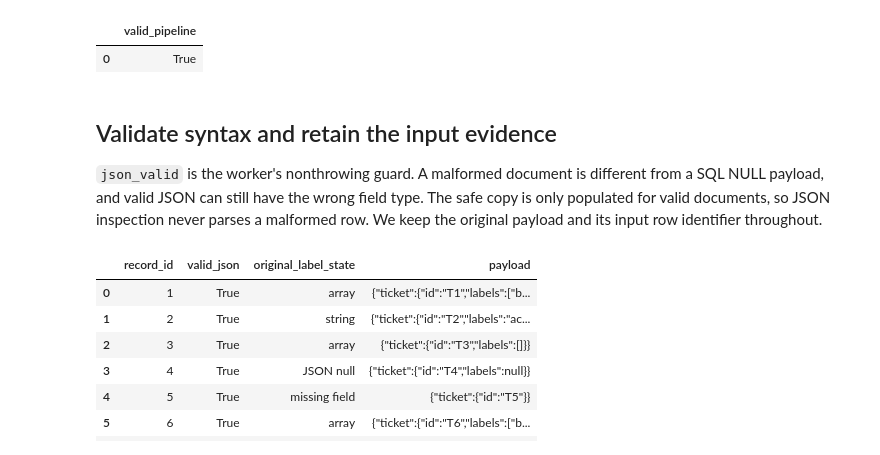
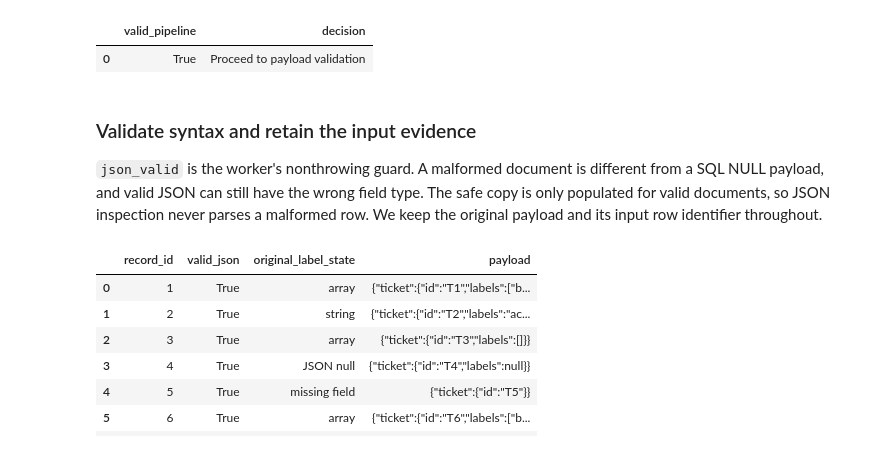
Before and after one commit to Query-farm/vgi-jolt, a Jupyter notebook: notebooks/01_audit_json_cardinality_changes.ipynb, the cells around one changed output. Cells and saved outputs as stored; diff of their text form; code cells hidden in the pictures.

Commit message:
Audit all Jolt SQL stages in portable executed notebook [skip ci]

```diff
--- a/notebooks/01_audit_json_cardinality_changes.ipynb
+++ b/notebooks/01_audit_json_cardinality_changes.ipynb
@@ -62,21 +70,25 @@ extension supplies the inspection and aggregation functions alongside the real J
 # %%
 %%sql
 INSTALL vgi FROM community;
 LOAD vgi;
 LOAD json;
 ATTACH 'jolt' (TYPE vgi,
- LOCATION 'uv run --frozen --project . python release_jar.py Query-farm/vgi-jolt v0.4.0 vgi-jolt-v0.4.0.jar 6062855f47a80bf6207773afac5d99aca624da14d838332c31ba99803a101b31');
+ LOCATION 'uv run --locked --no-project --python 3.13 jolt_release.py v0.4.0');
 CREATE MACRO label_pipeline() AS '[
  {"operation":"shift","spec":{"ticket":{"id":"id","labels":"labels"}}},
  {"operation":"default","spec":{"review_state":"unreviewed"}},
  {"operation":"cardinality","spec":{"labels":"{{ LABEL_CARDINALITY }}"}}
 ]';
+CREATE TABLE spec_preflight AS
 SELECT jolt.main.is_valid_jolt_spec(label_pipeline()) AS valid_pipeline;
+SELECT valid_pipeline,CASE WHEN valid_pipeline THEN 'Proceed to payload validation'
+ ELSE error('The selected Jolt specification does not compile') END AS decision
+FROM spec_preflight;
 # %% [output]
-|  | valid_pipeline |
-| 0 | True |
+|  | valid_pipeline | decision |
+| 0 | True | Proceed to payload validation |
 # %% [markdown]
-## Validate syntax and retain the input evidence
+### Validate syntax and retain the input evidence
 
 `json_valid` is the worker's nonthrowing guard. A malformed document is different
 from a SQL NULL payload, and valid JSON can still have the wrong field type. The safe
```
Also changed, not shown: parts of 20 cells of this notebook, 13 other files.
